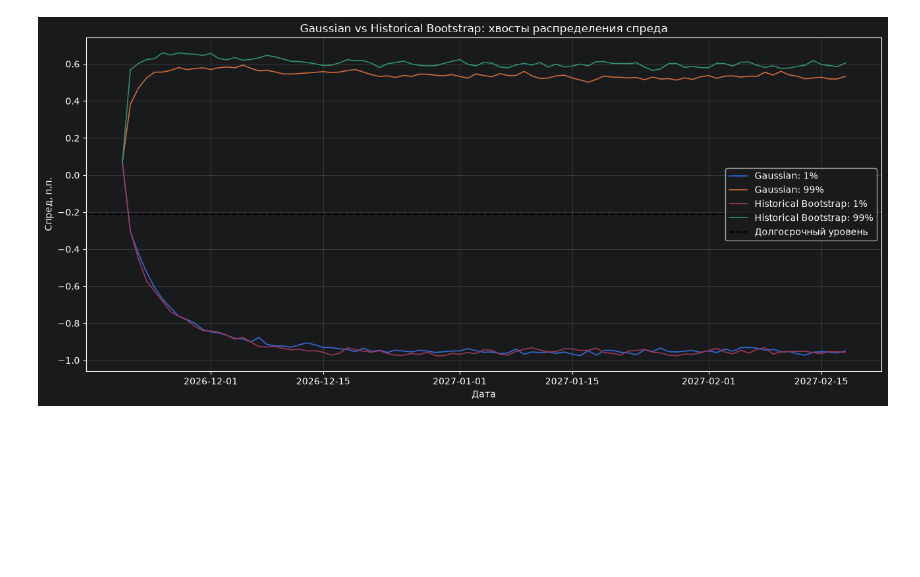
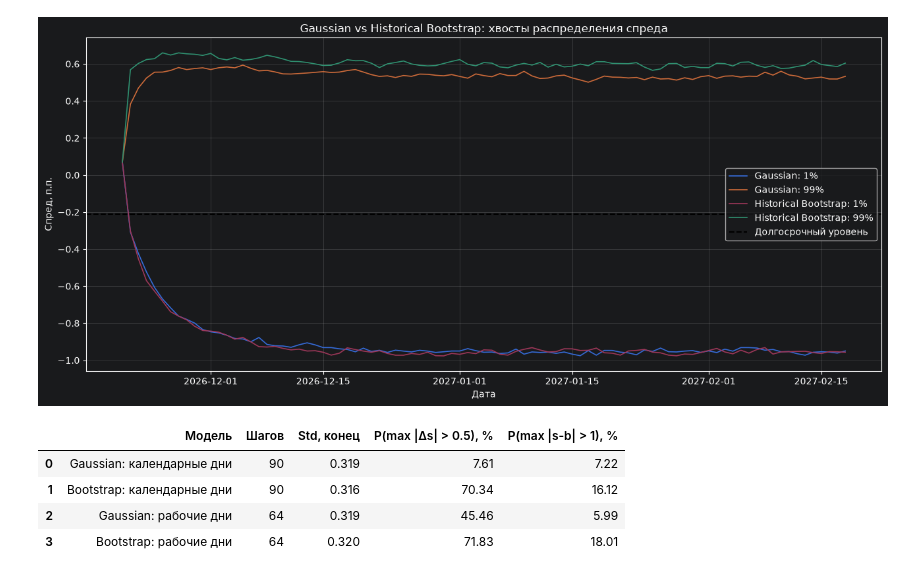
Before and after one commit to blbl-blbl/russian-interest-rate-models, a Jupyter notebook: notebooks/04_vasicek_monte_carlo.ipynb, the cells around one changed output. Cells and saved outputs as stored; diff of their text form; code cells hidden in the pictures; blank space fills up the shorter version.

```diff
--- a/notebooks/04_vasicek_monte_carlo.ipynb
+++ b/notebooks/04_vasicek_monte_carlo.ipynb
@@ -410,3 +412,83 @@ plt.tight_layout()
 plt.show()
 # %% [output]
 [figure]
+# %%
+# Приближение к календарю публикаций RUONIA:
+# исключаем выходные, но пока не учитываем праздники ЦБ.
+
+business_dates = pd.bdate_range(
+    start=start_date,
+    end=start_date + pd.Timedelta(days=horizon_days),
+)
+
+def simulate_paths(grid, shock_type, seed):
+    rng = np.random.default_rng(seed)
+
+    sim = np.empty((len(grid), n_paths))
+    sim[0] = s0
+
+    for t in range(1, len(grid)):
+        delta_t = (
+            grid[t] - grid[t - 1]
+        ).days / 365
+
+        mu, var = conditional_moments(
+            a, b, sigma,
+            sim[t - 1],
+            delta_t,
+        )
+
+        if shock_type == "gaussian":
+            shocks = rng.standard_normal(n_paths)
+        else:
+            shocks = rng.choice(
+                z_hist,
+                size=n_paths,
+                replace=True,
+            )
+
+        sim[t] = mu + np.sqrt(var) * shocks
+
+    return sim * 100
+
+
+gaussian_business = simulate_paths(
+    business_dates, "gaussian", seed=42
+)
+
+bootstrap_business = simulate_paths(
+    business_dates, "bootstrap", seed=123
+)
+
+simulations_compare = {
+    "Gaussian: календарные дни": spread_paths,
+    "Bootstrap: календарные дни": bootstrap_spread_pp,
+    "Gaussian: рабочие дни": gaussian_business,
+    "Bootstrap: рабочие дни": bootstrap_business,
+}
+
+results = []
+
+for name, sim in simulations_compare.items():
+    changes = np.abs(np.diff(sim, axis=0))
+    deviations = np.abs(sim - b * 100)
+
+    results.append({
+        "Модель": name,
+        "Шагов": sim.shape[0] - 1,
+        "Std, конец": sim[-1].std(ddof=1),
+        "P(max |Δs| > 0.5), %": (
+            np.mean(changes.max(axis=0) > 0.5) * 100
+        ),
+        "P(max |s-b| > 1), %": (
+            np.mean(deviations.max(axis=0) > 1.0) * 100
+        ),
+    })
+
+display(pd.DataFrame(results).round(3))
+# %% [output]
+|  | Модель | Шагов | Std, конец | P(max |Δs| > 0.5), % | P(max |s-b| > 1), % |
+| 0 | Gaussian: календарные дни | 90 | 0.319 | 7.61 | 7.22 |
+| 1 | Bootstrap: календарные дни | 90 | 0.316 | 70.34 | 16.12 |
+| 2 | Gaussian: рабочие дни | 64 | 0.319 | 45.46 | 5.99 |
+| 3 | Bootstrap: рабочие дни | 64 | 0.320 | 71.83 | 18.01 |
```
Also changed, not shown: parts of 6 cells of this notebook.
